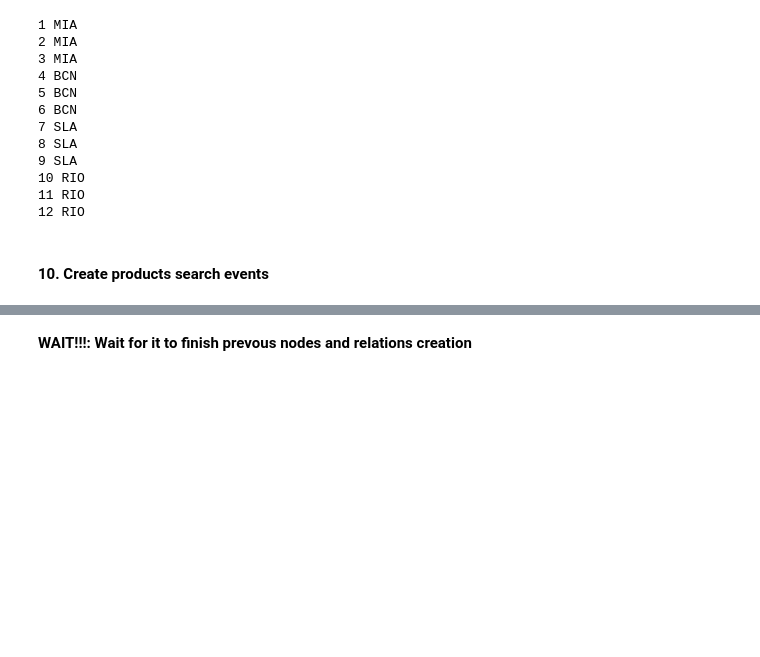
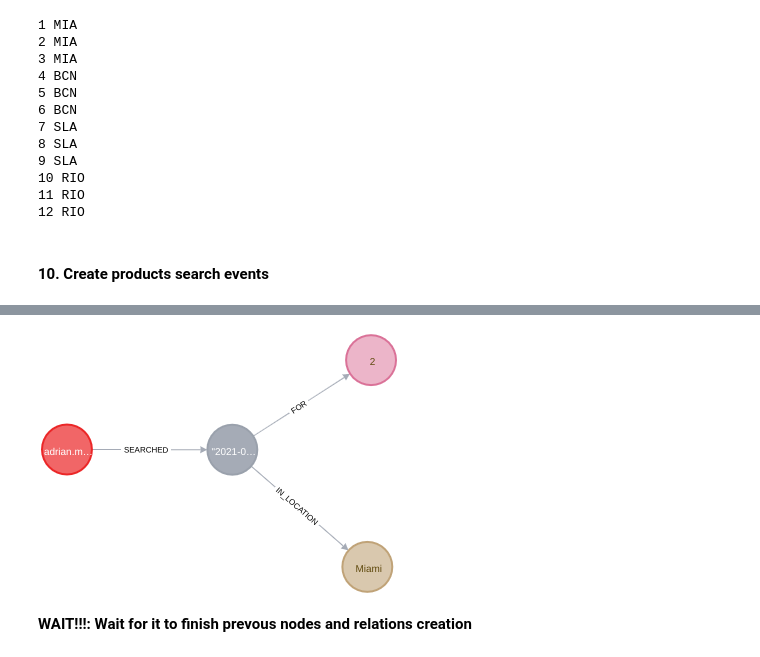
Before and after one commit to adrianmarino/recommendations-toy-example, a Jupyter notebook: toy-example.ipynb, the cells around one changed output, grey strips where cells are left out. Saved outputs shown, nothing was run; the diff lists cells and outputs as text; code cells hidden in the pictures; blank space fills up the shorter version.

```diff
--- a/toy-example.ipynb
+++ b/toy-example.ipynb
@@ -363,6 +370,10 @@ def flight_search_event(
 
             """ % (from_city, to_city, email, from_datetime, to_datetime, adults, children, infants, search_datetime, search_number)
         )
+# %%
+Image(filename='images/hotel-search.png')
+# %% [output]
+[figure, added]
 # %%
 def hotel_search_event(
     email,
```
Also changed, not shown: parts of 14 cells of this notebook, 7 other files.
